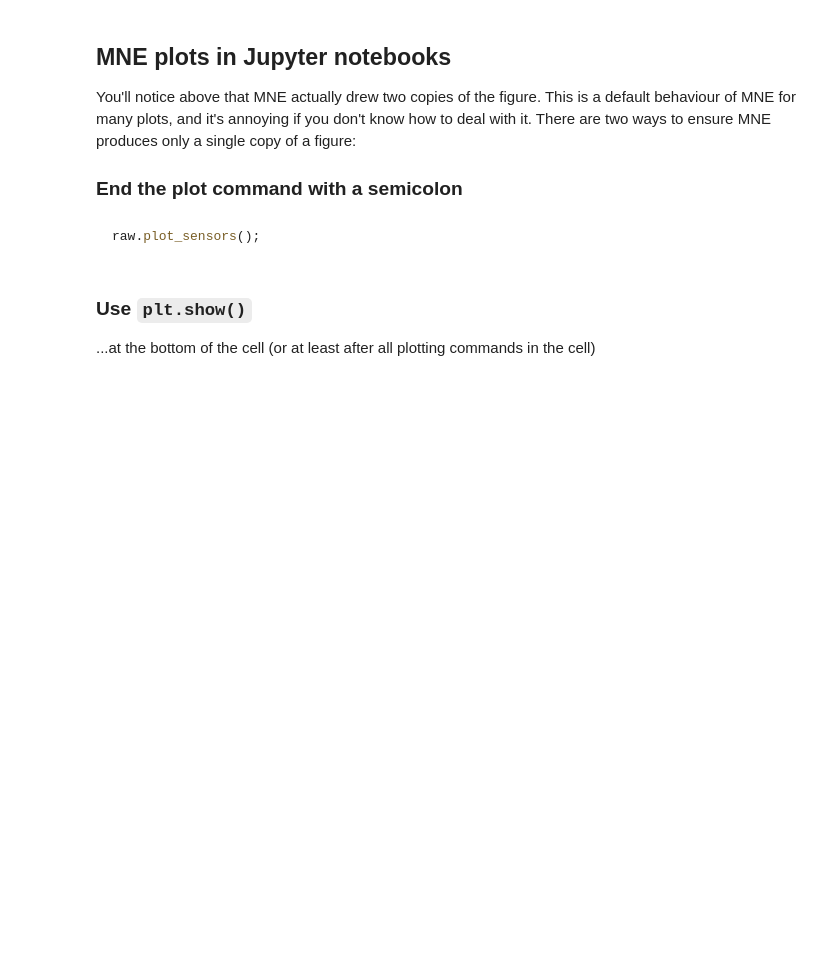
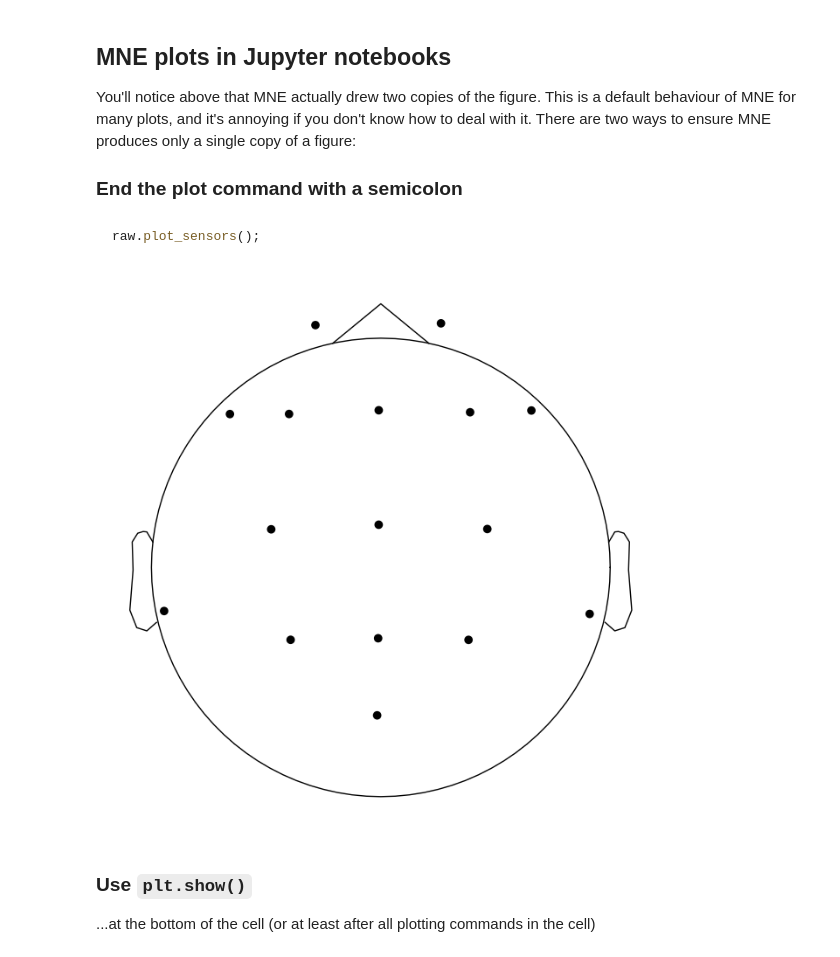
Before and after one commit to neurolawal/eeg, a Jupyter notebook: 1 - mne_data.ipynb, the cells around one changed output. Cells and saved outputs as stored; diff of their text form; code cells hidden in the pictures; blank space fills up the shorter version.

```diff
--- a/1 - mne_data.ipynb
+++ b/1 - mne_data.ipynb
@@ -425,6 +472,10 @@ You'll notice above that MNE actually drew two copies of the figure. This is a d
 ~~~python
 raw.plot_sensors();
 ~~~
+# %%
+raw.plot_sensors();
+# %% [output]
+[figure, added]
 # %% [markdown]
 ### Use `plt.show()`
 
```
Also changed, not shown: parts of 7 cells of this notebook.
